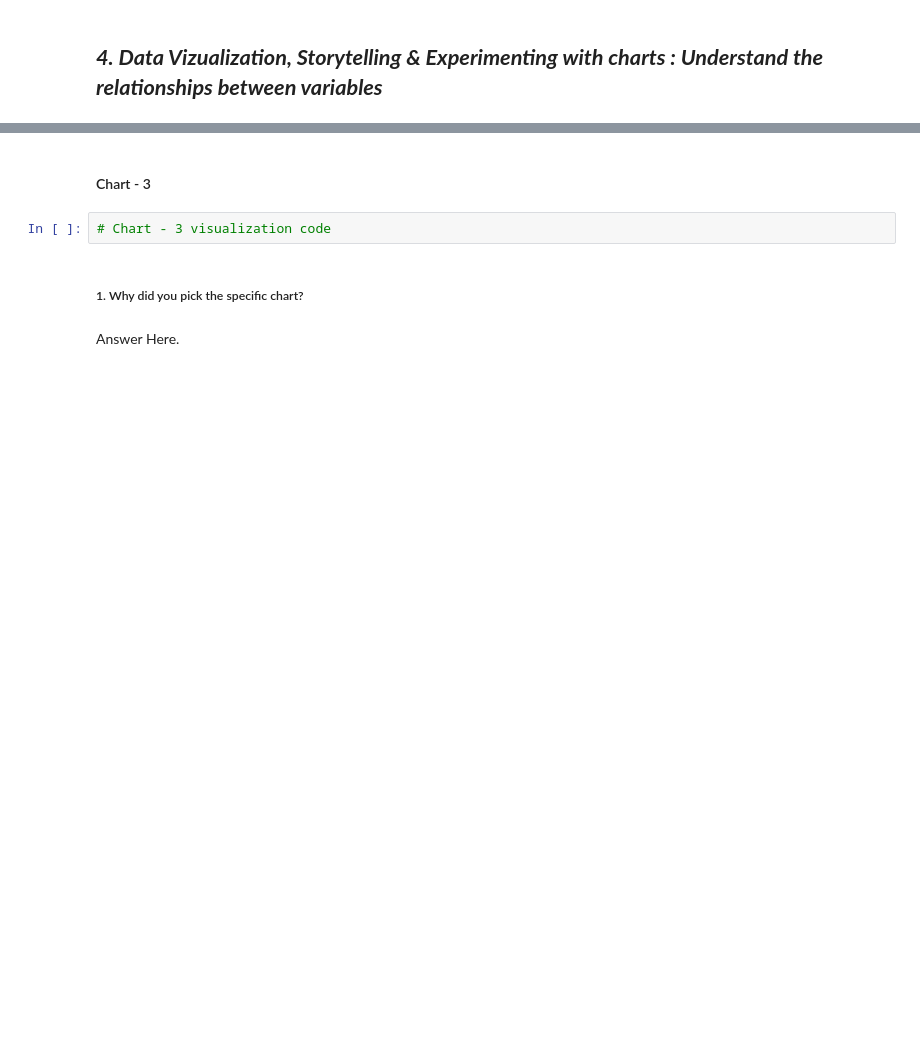
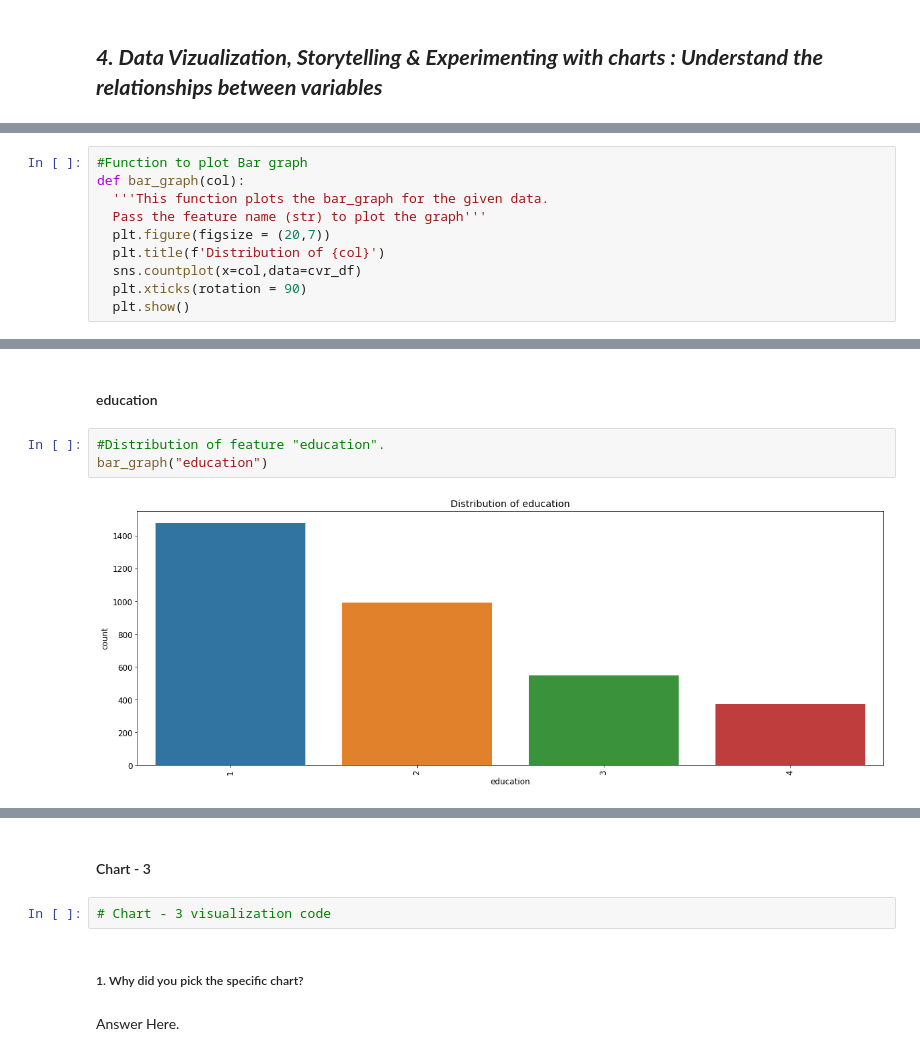
Before and after one commit to Prashant-Shaw/Cardiovascular_Risk_Prediction, a Jupyter notebook: Cardiovascular_Risk_Prediction_Capstone_Project.ipynb, the cells around one changed output, grey strips where cells are left out. Drawn from its saved outputs; the diff is of its cells as text; blank space fills up the shorter version.

```diff
--- a/Cardiovascular_Risk_Prediction_Capstone_Project.ipynb
+++ b/Cardiovascular_Risk_Prediction_Capstone_Project.ipynb
@@ -444,0 +396,10 @@ Answer Here
+# %%
+#Function to plot Bar graph
+def bar_graph(col):
+  '''This function plots the bar_graph for the given data.
+  Pass the feature name (str) to plot the graph'''
+  plt.figure(figsize = (20,7))
+  plt.title(f'Distribution of {col}')
+  sns.countplot(x=col,data=cvr_df)
+  plt.xticks(rotation = 90)
+  plt.show()
@@ -444,0 +449,7 @@ Answer Here
+# %% [markdown]
+#### education
+# %%
+#Distribution of feature "education".
+bar_graph("education")
+# %% [output]
+[figure, added]
```
Also changed, not shown: parts of 101 cells of this notebook.
